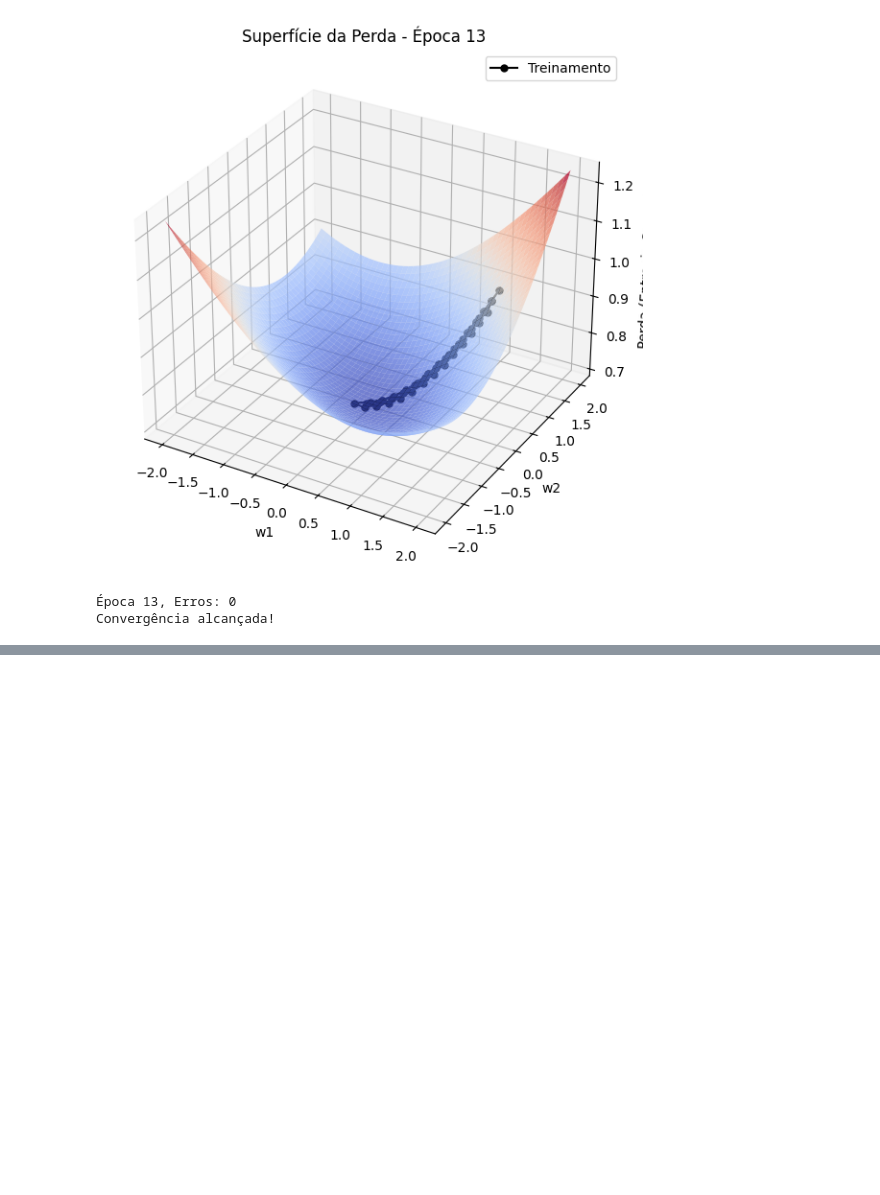
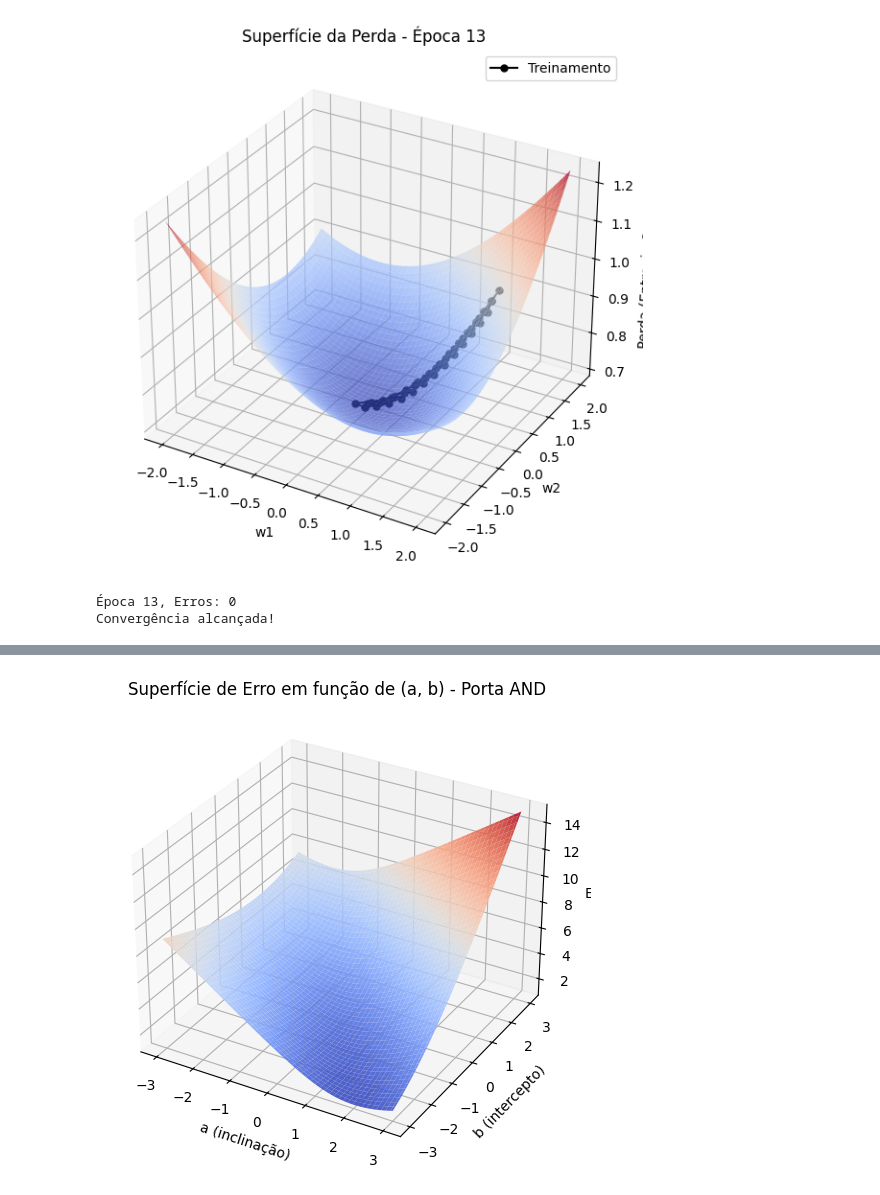
Before and after one commit to viniciusandrre/Redes-Neurais, a Jupyter notebook: codigo/Cópia_de_slides_13_redes_neurais_p3_pratica_1.ipynb, the cells around one changed output, grey strips where cells are left out. Cells and saved outputs as stored; diff of their text form; code cells hidden in the pictures; blank space fills up the shorter version.

Commit message:
Finalizando a Implementação das Funções de Custo e Ativação do Operador And e colocando nas pasta código

```diff
--- a/codigo/Cópia_de_slides_13_redes_neurais_p3_pratica_1.ipynb
+++ b/codigo/Cópia_de_slides_13_redes_neurais_p3_pratica_1.ipynb
@@ -2585 +2585,68 @@ for epoch in range(1, max_epochs+1):
 Convergência alcançada!
+# %%
+import numpy as np
+import matplotlib.pyplot as plt
+from mpl_toolkits.mplot3d import Axes3D
+
+# ----------------------------------------------------------
+# 1) DADOS: PORTA AND
+# ----------------------------------------------------------
+X = np.array([
+    [0, 0],
+    [0, 1],
+    [1, 0],
+    [1, 1]
+], dtype=float)
+
+y = np.array([0, 0, 0, 1], dtype=float)
+
+# ----------------------------------------------------------
+# 2) FUNÇÃO DE ATIVAÇÃO SIGMOIDE
+# ----------------------------------------------------------
+def sigmoid(z):
+    return 1 / (1 + np.exp(-z))
+
+# ----------------------------------------------------------
+# 3) FUNÇÃO DE ERRO: ENTROPIA CRUZADA
+# ----------------------------------------------------------
+def cross_entropy_loss(y_true, y_pred):
+    # Evita log(0) ou log(1) para evitar problemas numéricos
+    y_pred = np.clip(y_pred, 1e-10, 1 - 1e-10)
+    return - (y_true * np.log(y_pred) + (1 - y_true) * np.log(1 - y_pred))
+
+# ----------------------------------------------------------
+# 4) CONSTRUÇÃO DA SUPERFÍCIE DE ERRO (a, b) -> erro
+#    a e b vão variar em intervalos escolhidos (por exemplo, [-3, 3]).
+# ----------------------------------------------------------
+N = 100  # resolução da malha
+a_vals = np.linspace(-3, 3, N)
+b_vals = np.linspace(-3, 3, N)
+
+# Matriz para armazenar o erro
+error_surface = np.zeros((N, N))
+
+# Para cada (a, b) no grid, calcule a perda usando a entropia cruzada
+for i, a_ in enumerate(a_vals):
+    for j, b_ in enumerate(b_vals):
+        y_preds = sigmoid(np.dot(X, [a_, a_]) + b_)
+        error_surface[i, j] = np.sum([cross_entropy_loss(yi, y_pred) for yi, y_pred in zip(y, y_preds)])
+
+# ----------------------------------------------------------
+# 5) PLOT DA SUPERFÍCIE DE ERRO 3D
+# ----------------------------------------------------------
+A, B = np.meshgrid(a_vals, b_vals)
+
+fig = plt.figure(figsize=(10, 6))
+ax = fig.add_subplot(111, projection='3d')
+
+# Transpomos error_surface pois meshgrid(A,B) tem forma (N,N) casando com [j,i]
+ax.plot_surface(A, B, error_surface.T, cmap='coolwarm', alpha=0.9)
+
+ax.set_xlabel('a (inclinação)')
+ax.set_ylabel('b (intercepto)')
+ax.set_zlabel('Erro')
+ax.set_title('Superfície de Erro em função de (a, b) - Porta AND')
+
+plt.show()
+# %% [output]
+[figure, added]
```
Also changed, not shown: parts of 4 cells of this notebook.
